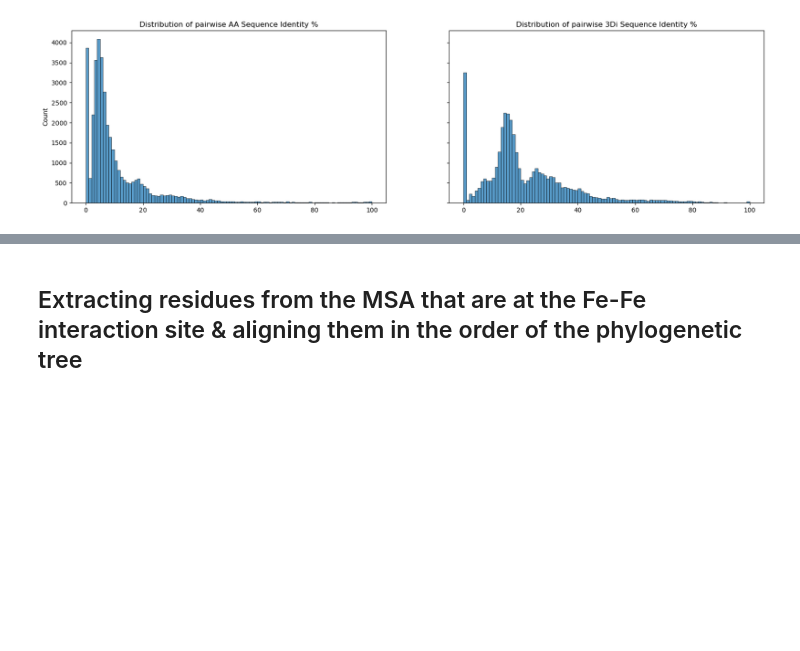
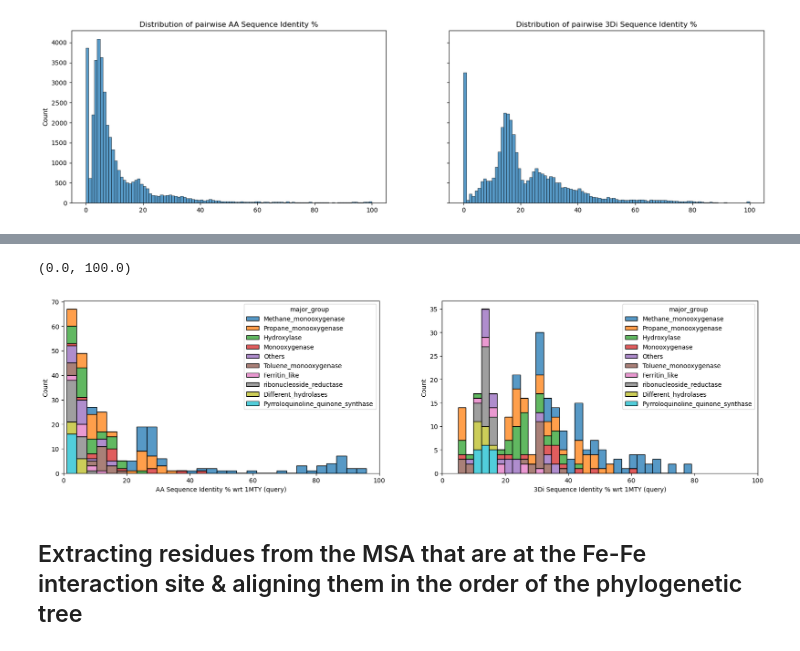
Before and after one commit to kaustubh-amritkar/MMO, a Jupyter notebook: analysis/analyze_foldseek_result.ipynb, the cells around one changed output, grey strips where cells are left out. Drawn from its saved outputs; the diff is of its cells as text; code cells hidden in the pictures; blank space fills up the shorter version.

Commit message:
Added analysis after clustering the sequences from Blastp search

```diff
--- a/analysis/analyze_foldseek_result.ipynb
+++ b/analysis/analyze_foldseek_result.ipynb
@@ -613,7 +619,10 @@ foldmason easy-msa ../structures/*.pdb ./MMO_filtered_foldmason_MSA tmpFolder --
 ### Analysis of the filtered hits sequence alignment
 # %%
 msa_aa_seq_id_matrix = pd.read_csv("/mnt/researchdrive/Kaustubh/MMO/data/foldseek_search/hit_AF_structures_database/TM_score_above_5_structural_comparison/Foldmason_MSA/MMO_filtered_foldmason_MSA_aa_seq_id_matrix.csv")
+msa_aa_seq_id_matrix.rename(columns={'Unnamed: 0': 'id'}, inplace=True)
+
 msa_3di_seq_id_matrix = pd.read_csv("/mnt/researchdrive/Kaustubh/MMO/data/foldseek_search/hit_AF_structures_database/TM_score_above_5_structural_comparison/Foldmason_MSA/MMO_filtered_foldmason_MSA_3di_seq_id_matrix.csv")
+msa_3di_seq_id_matrix.rename(columns={'Unnamed: 0': 'id'}, inplace=True)
 # %%
 fig, ax = plt.subplots(1,2, figsize=(20,5))
 
@@ -641,0 +668,9 @@ Text(0.5, 1.0, 'Distribution of pairwise 3Di Sequence Identity %')
+# %%
+filtered_hits_df = pd.merge(filtered_hits_df, msa_aa_seq_id_matrix[['id', '1MTY_D']], left_on='target', right_on='id', how='left')
+filtered_hits_df.rename(columns={'1MTY_D': 'aa_seq_id_wrt_1MTY'}, inplace=True)
+
+filtered_hits_df = pd.merge(filtered_hits_df, msa_3di_seq_id_matrix[['id', '1MTY_D']], left_on='target', right_on='id', how='left')
+filtered_hits_df.rename(columns={'1MTY_D': '3di_seq_id_wrt_1MTY'}, inplace=True)
+
+filtered_hits_df.drop(columns=['id_x', 'id_y'], inplace=True)
+filtered_hits_df
@@ -642,2 +691,14 @@ Text(0.5, 1.0, 'Distribution of pairwise 3Di Sequence Identity %')
+# %%
+fig, ax = plt.subplots(1,2, figsize=(20,5))
+
+sns.histplot(data=filtered_hits_df, x='aa_seq_id_wrt_1MTY', hue="major_group", multiple="stack", bins=30, ax=ax[0])
+sns.histplot(data=filtered_hits_df, x='3di_seq_id_wrt_1MTY', hue="major_group", multiple="stack", bins=30, ax=ax[1])
+ax[0].set_xlabel("AA Sequence Identity % wrt 1MTY (query)")
+ax[1].set_xlabel("3Di Sequence Identity % wrt 1MTY (query)")
+ax[0].set_xlim(0,100)
+ax[1].set_xlim(0,100)
+# %% [output]
+(0.0, 100.0)
+[figure, added]
 # %% [markdown]
 ## Extracting residues from the MSA that are at the Fe-Fe interaction site & aligning them in the order of the phylogenetic tree
```
Also changed, not shown: parts of 4 cells of this notebook, 1 other file.
